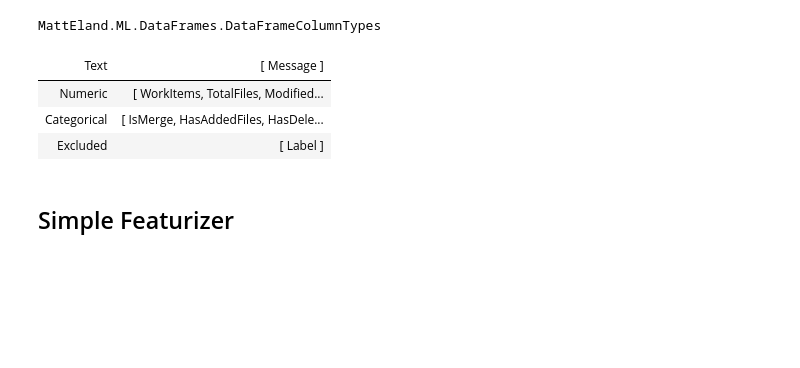
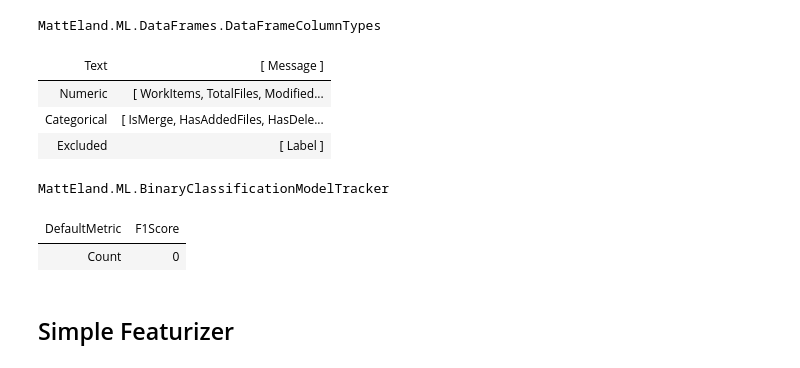
Before and after one commit to IntegerMan/GitStractorCommitClassification, a Jupyter notebook: TextClassification.ipynb, the cells around one changed output. Saved outputs shown, nothing was run; the diff lists cells and outputs as text; code cells hidden in the pictures; blank space fills up the shorter version.

```diff
--- a/TextClassification.ipynb
+++ b/TextClassification.ipynb
@@ -98,6 +96,17 @@ MattEland.ML.DataFrames.DataFrameColumnTypes
 | Numeric | [ WorkItems, TotalFiles, Modified... |
 | Categorical | [ IsMerge, HasAddedFiles, HasDele... |
 | Excluded | [ Label ] |
+# %%
+// Create a custom model tracker to record the various experiments we run
+BinaryClassificationModelTracker modelTracker = new();
+
+// Although the metric we probably care the most about is the Precision, we're going to focus on F1 Score during model training in order to encourage discovering the most balanced models between precision and recall
+modelTracker.DefaultMetric = BinaryClassificationMetric.F1Score;
+modelTracker
+# %% [output]
+MattEland.ML.BinaryClassificationModelTracker
+| DefaultMetric | F1Score |
+| Count | 0 |
 # %% [markdown]
 ## Simple Featurizer
 # %%
```
Also changed, not shown: parts of 18 cells of this notebook, 4 other files.
